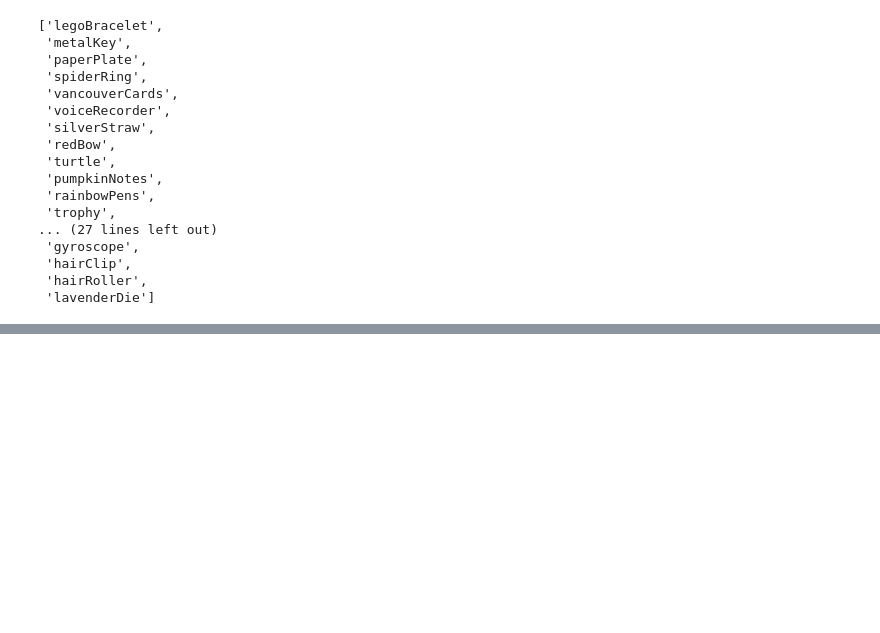
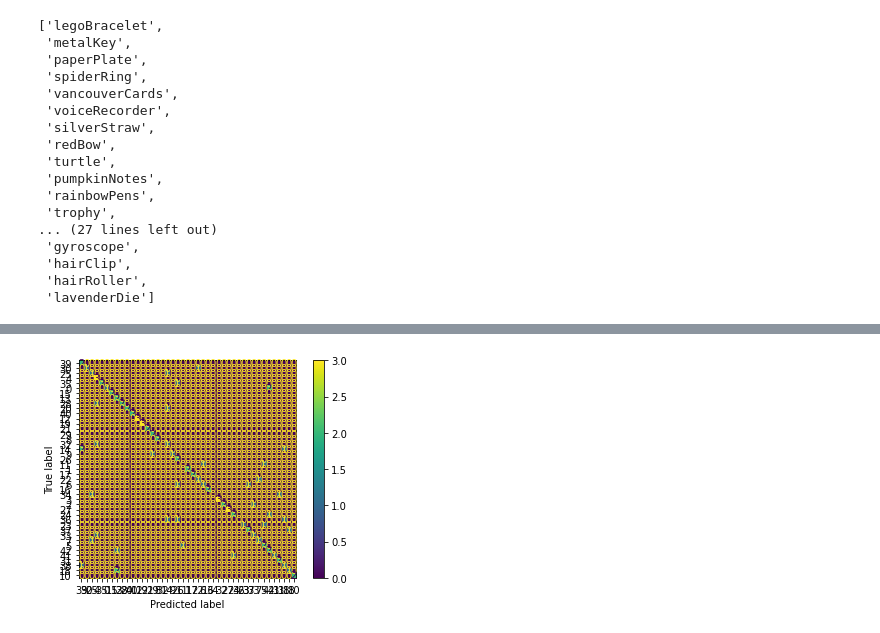
Before and after one commit to JfmGijsbers/2AMV10-group-16, a Jupyter notebook: run2.ipynb, the cells around one changed output, grey strips where cells are left out. Saved outputs shown, nothing was run; the diff lists cells and outputs as text; code cells hidden in the pictures; blank space fills up the shorter version.

```diff
--- a/run2.ipynb
+++ b/run2.ipynb
@@ -512,15 +629,15 @@ test_accuracy_2_1 = evaluate_model("toy_example")
 model = load_model_from_file(PATH_m, 'toy_example', '.h5')
 # %%
 from sklearn.metrics import confusion_matrix, ConfusionMatrixDisplay
-
-classes = label_dict
 
 def plot_confusion_matrix():
     model = load_model_from_file(PATH_m, "toy_example", ".h5")
     preds = np.argmax(model.predict(X_test), axis=1)
     y_test_c = np.argmax(y_test,axis=1)
 
     cm = ConfusionMatrixDisplay(confusion_matrix(y_test_c, preds), display_labels=classes)
     cm.plot()
     plt.show()
 plot_confusion_matrix()
+# %% [output]
+[figure, added]
```
Also changed, not shown: parts of 33 cells of this notebook.
